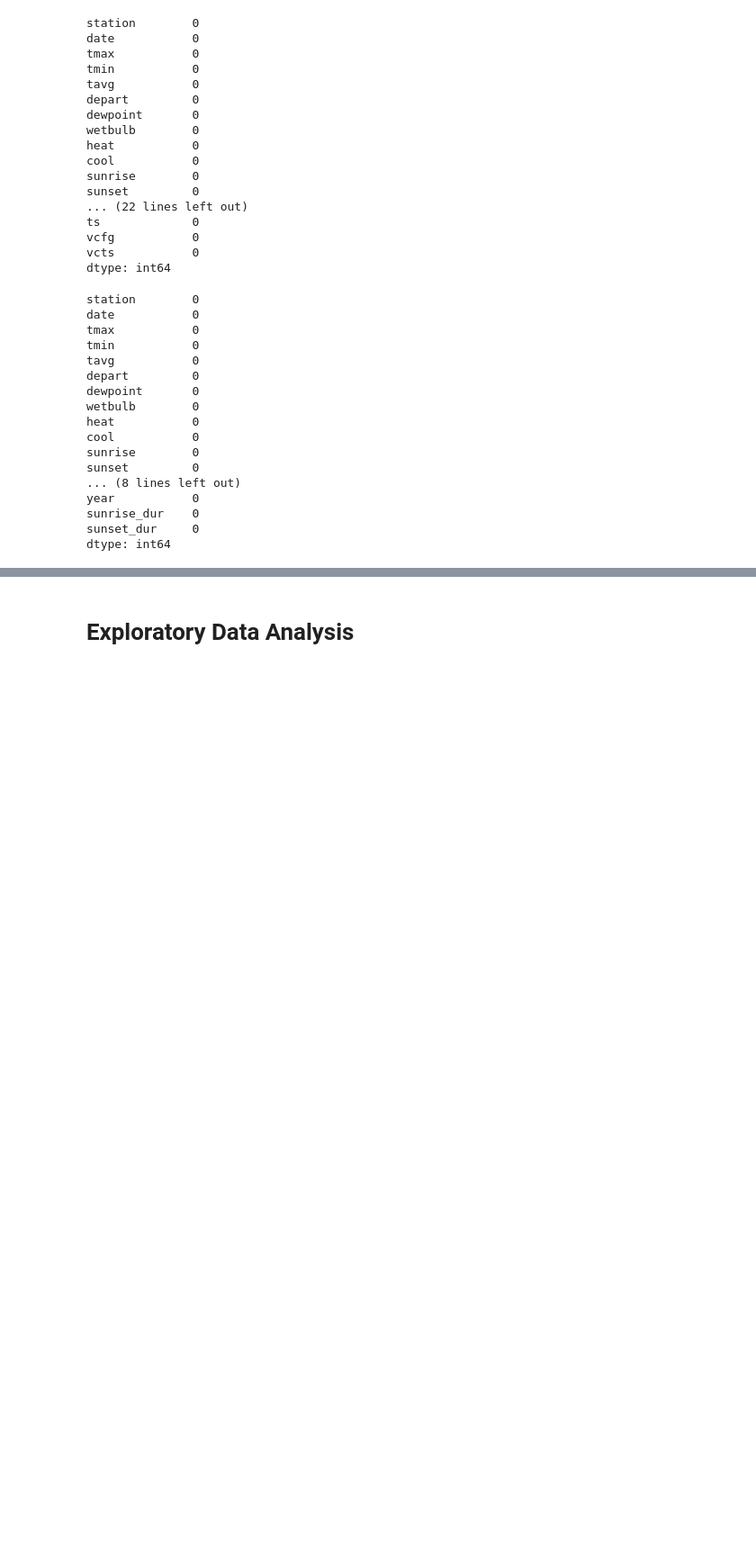
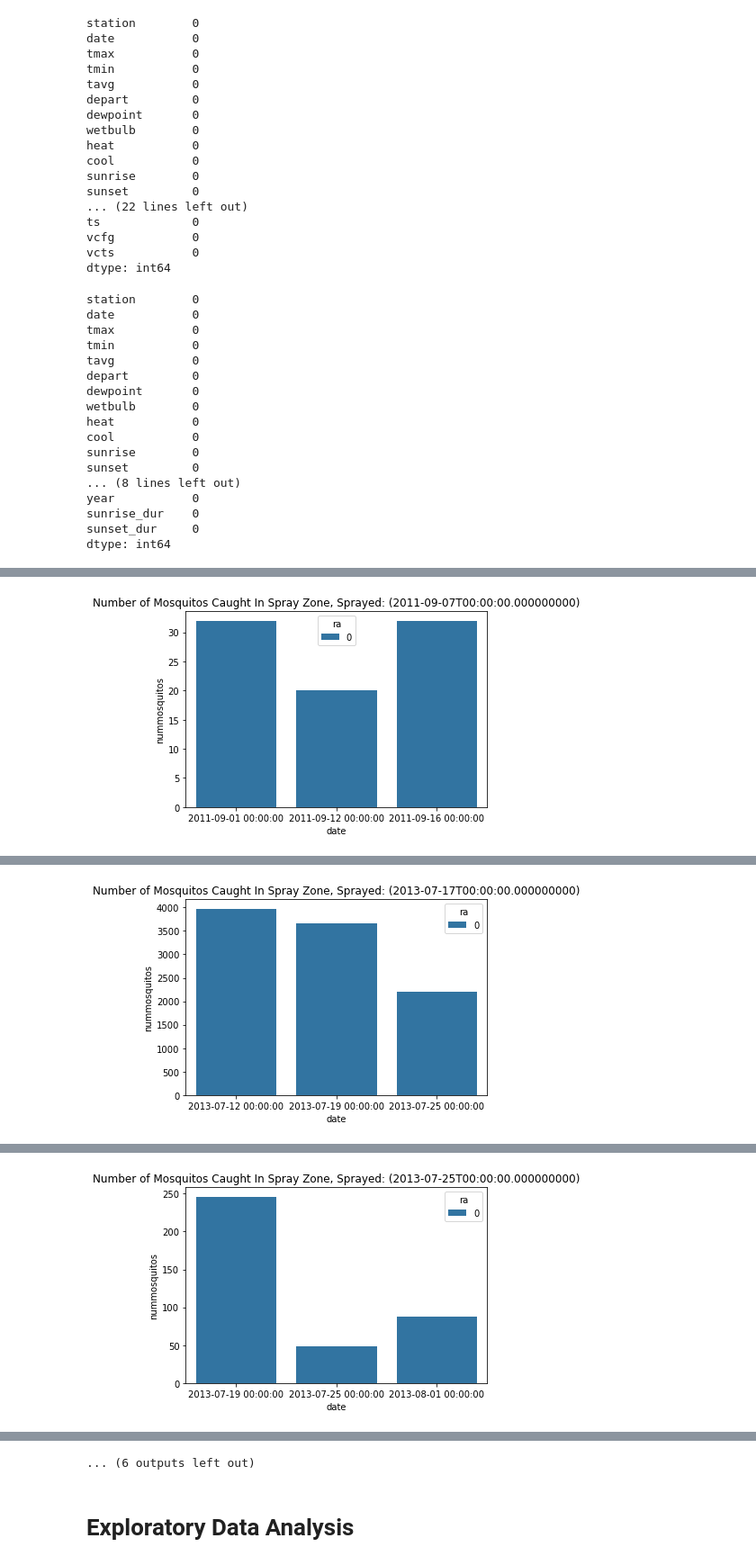
Before and after one commit to kkhalis/project_4, a Jupyter notebook: Project 4 - West Nile Virus Prediction_Bingming.ipynb, the cells around one changed output, grey strips where cells are left out. Shown at 90% size. Cells and saved outputs as stored; diff of their text form; code cells hidden in the pictures; blank space fills up the shorter version.

```diff
--- a/Project 4 - West Nile Virus Prediction_Bingming.ipynb
+++ b/Project 4 - West Nile Virus Prediction_Bingming.ipynb
@@ -864,0 +914,3 @@ spray_comb = spray_comb.set_index('date').sort_index()
+# %%
+start_date = pd.to_datetime('2011-09-07') - pd.to_timedelta(5, unit='d')
+start_date
@@ -864,0 +919,39 @@ spray_comb = spray_comb.set_index('date').sort_index()
+# %%
+def spray_plot(date):
+    # plot mosquitoes for the traps in the area for the 12 days after (WNV +ve), rain in red?
+    max_lat = max(spray_clean.loc[spray_clean['date'] == date, 'latitude'])
+    min_lat = min(spray_clean.loc[spray_clean['date'] == date, 'latitude'])
+    max_long = max(spray_clean.loc[spray_clean['date'] == date, 'longitude'])
+    min_long = min(spray_clean.loc[spray_clean['date'] == date, 'longitude'])
+
+    start_date = pd.to_datetime(date) - pd.to_timedelta(7, unit='d') # start 7 days prior
+    end_date = pd.to_datetime(date) + pd.to_timedelta(12, unit='d') # increase date by 12 day
+
+    mask = (train_comb.index > start_date) & (train_comb.index <= end_date)
+    train_tempdf = train_comb.loc[mask]
+
+    weekly_mos_count = train_tempdf.loc[((train_tempdf['longitude'] <= max_long) &
+                                         (train_tempdf['longitude'] >= min_long) &
+                                         (train_tempdf['latitude'] <= max_lat) &
+                                         (train_tempdf['latitude'] >= min_lat))
+                                         ,['nummosquitos', 'ra']].groupby('date').sum()
+
+    spray_8 = pd.to_datetime(date) + pd.to_timedelta(8, unit='d')
+    spray_10 = pd.to_datetime(date) + pd.to_timedelta(10, unit='d')
+    print(f'Date Range of Day 8-10 Post-Spray is {spray_8}, {spray_10}.')
+
+    plt.figure(figsize=(6,4))
+    plt.title(f'Number of Mosquitos Caught In Spray Zone, Sprayed: ({date})')
+    plt.ylabel('Num of Mosquitos')
+    plt.xlabel(f'Date Range from {start_date} & {end_date}')
+    sns.barplot(
+        data = weekly_mos_count,
+        x = weekly_mos_count.index,
+        y = 'nummosquitos',
+        hue = 'ra'
+    )
+    plt.show()
+# %%
+for date in spray_clean['date'].unique():
+    spray_plot(date)
+# %% [output]
@@ -864,0 +959 @@ spray_comb = spray_comb.set_index('date').sort_index()
+[figure, added]
@@ -864,0 +961 @@ spray_comb = spray_comb.set_index('date').sort_index()
+[figure, added]
@@ -864,0 +963 @@ spray_comb = spray_comb.set_index('date').sort_index()
+[figure, added]
@@ -865,3 +970,4 @@ spray_comb = spray_comb.set_index('date').sort_index()
+... (6 outputs left out)
 # %% [markdown]
 # Exploratory Data Analysis
 # %%
```
Also changed, not shown: parts of 30 cells of this notebook.
